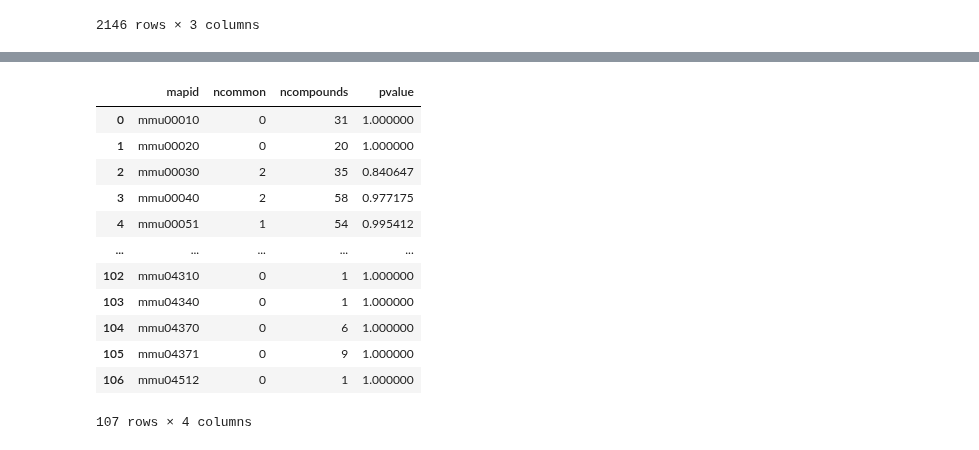
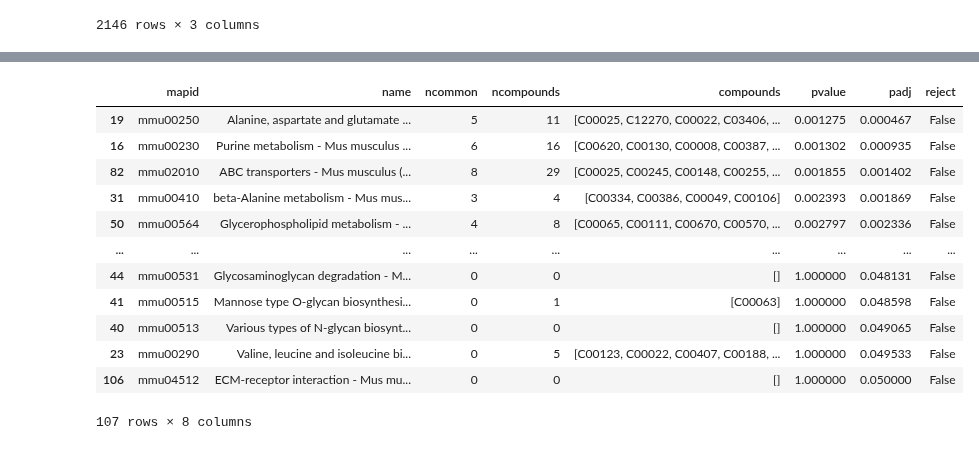
Before and after one commit to menchelab/novarinocollab, a Jupyter notebook: notebooks/metabo_analysis.ipynb, the cells around one changed output, grey strips where cells are left out. Cells and saved outputs as stored; diff of their text form; code cells hidden in the pictures.

Commit message:
add enriched pathway selection

```diff
--- a/notebooks/metabo_analysis.ipynb
+++ b/notebooks/metabo_analysis.ipynb
@@ -455,24 +455,31 @@ selected_pathways = select_maps(
     ['metabolism', 'information processing']
 )
 # %%
-def compute_overlaps(diff_compounds, pathways):
+def compute_overlaps(diff_compounds, pathways, metabolites = None):
     diff_compounds = set(diff_compounds)
     overlaps = []
     for key, pathway in pathways.items():
         if 'COMPOUND' in pathway:
+            pathway_metabolites = set(pathway['COMPOUND'].keys())
+            if metabolites:
+                pathway_metabolites = pathway_metabolites.intersection(
+                    set(metabolites)
+                )
             overlaps.append(
                 [
                     key,
+                    pathway['NAME'][0],
                     len(
                         diff_compounds.intersection(
-                            set(pathway['COMPOUND'].keys())
+                            pathway_metabolites
                         )
                     ),
-                    len(pathway['COMPOUND'].keys())
+                    len(pathway_metabolites),
+                    list(pathway_metabolites)
                 ]
             )
 
-    return pd.DataFrame(overlaps, columns = ['mapid', 'ncommon', 'ncompounds'])
+    return pd.DataFrame(overlaps, columns = ['mapid', 'name', 'ncommon', 'ncompounds', 'compounds'])
 
 pvalcol = '(P40, WT) / (P2, WT).1'
 def get_diff_reg_compounds(df, pvalcol, logfoldcol, alpha = 0.05):
@@ -491,6 +498,6 @@ upreg, downreg = get_diff_reg_compounds(
     pvalcol,
     pvalcol[:-2]
 )
-overlaps = compute_overlaps(upreg.KEGG.to_list(), selected_pathways)
+overlaps = compute_overlaps(upreg.KEGG.to_list(), selected_pathways, hilic.KEGG.to_list())
 overlaps
 # %% [output]
@@ -510,5 +517,6 @@ overlaps
 # %%
 from scipy.stats import hypergeom
+import numpy as np
 def pvalue(k, M, n, N):
     """
     computes the probability to find k or more overlapping genes between two gene sets
@@ -531,25 +539,44 @@ def pvalue(k, M, n, N):
         k - 1, M, n, N
     )
     return pval
+
+def fdrcorrection(df, fdr = 0.05):
+    # benjamini-hochberg correction
+    # taken from statsmodels.stats.multitest.fdrcorrection
+    # https://github.com/statsmodels/statsmodels/blob/main/statsmodels/stats/multitest.py
+    df.sort_values(
+        by = 'pvalue',
+        inplace = True
+    )
+    df['padj'] = np.arange(1, len(df) + 1) / len(df) * fdr
+    reject = (df.pvalue <= df.padj).values
+    if reject.any():
+        rejectmax = np.nonzero(reject)[0][-1]
+        reject[:rejectmax] = True
+
+    df['reject'] = reject
+
+    return df
 # %%
 M = 396
 overlaps['pvalue'] = overlaps.apply(
     lambda x: pvalue(x.ncommon, M, x.ncompounds, len(upreg)),
     axis = 1
 )
+overlaps = fdrcorrection(overlaps)
 overlaps
 # %% [output]
-|  | mapid | ncommon | ncompounds | pvalue |
-| 0 | mmu00010 | 0 | 31 | 1.000000 |
-| 1 | mmu00020 | 0 | 20 | 1.000000 |
-| 2 | mmu00030 | 2 | 35 | 0.840647 |
-| 3 | mmu00040 | 2 | 58 | 0.977175 |
-| 4 | mmu00051 | 1 | 54 | 0.995412 |
-| ... | ... | ... | ... | ... |
-| 102 | mmu04310 | 0 | 1 | 1.000000 |
-| 103 | mmu04340 | 0 | 1 | 1.000000 |
-| 104 | mmu04370 | 0 | 6 | 1.000000 |
-| 105 | mmu04371 | 0 | 9 | 1.000000 |
-| 106 | mmu04512 | 0 | 1 | 1.000000 |
+|  | mapid | name | ncommon | ncompounds | compounds | pvalue | padj | reject |
+| 19 | mmu00250 | Alanine, aspartate and glutamate ... | 5 | 11 | [C00025, C12270, C00022, C03406, ... | 0.001275 | 0.000467 | False |
+| 16 | mmu00230 | Purine metabolism - Mus musculus ... | 6 | 16 | [C00620, C00130, C00008, C00387, ... | 0.001302 | 0.000935 | False |
+| 82 | mmu02010 | ABC transporters - Mus musculus (... | 8 | 29 | [C00025, C00245, C00148, C00255, ... | 0.001855 | 0.001402 | False |
+| 31 | mmu00410 | beta-Alanine metabolism - Mus mus... | 3 | 4 | [C00334, C00386, C00049, C00106] | 0.002393 | 0.001869 | False |
+| 50 | mmu00564 | Glycerophospholipid metabolism - ... | 4 | 8 | [C00065, C00111, C00670, C00570, ... | 0.002797 | 0.002336 | False |
+| ... | ... | ... | ... | ... | ... | ... | ... | ... |
+| 44 | mmu00531 | Glycosaminoglycan degradation - M... | 0 | 0 | [] | 1.000000 | 0.048131 | False |
+| 41 | mmu00515 | Mannose type O-glycan biosynthesi... | 0 | 1 | [C00063] | 1.000000 | 0.048598 | False |
+| 40 | mmu00513 | Various types of N-glycan biosynt... | 0 | 0 | [] | 1.000000 | 0.049065 | False |
+| 23 | mmu00290 | Valine, leucine and isoleucine bi... | 0 | 5 | [C00123, C00022, C00407, C00188, ... | 1.000000 | 0.049533 | False |
+| 106 | mmu04512 | ECM-receptor interaction - Mus mu... | 0 | 0 | [] | 1.000000 | 0.050000 | False |
-107 rows × 4 columns
+107 rows × 8 columns
 # %%
```
Also changed, not shown: parts of 6 cells of this notebook, 4 other files.
